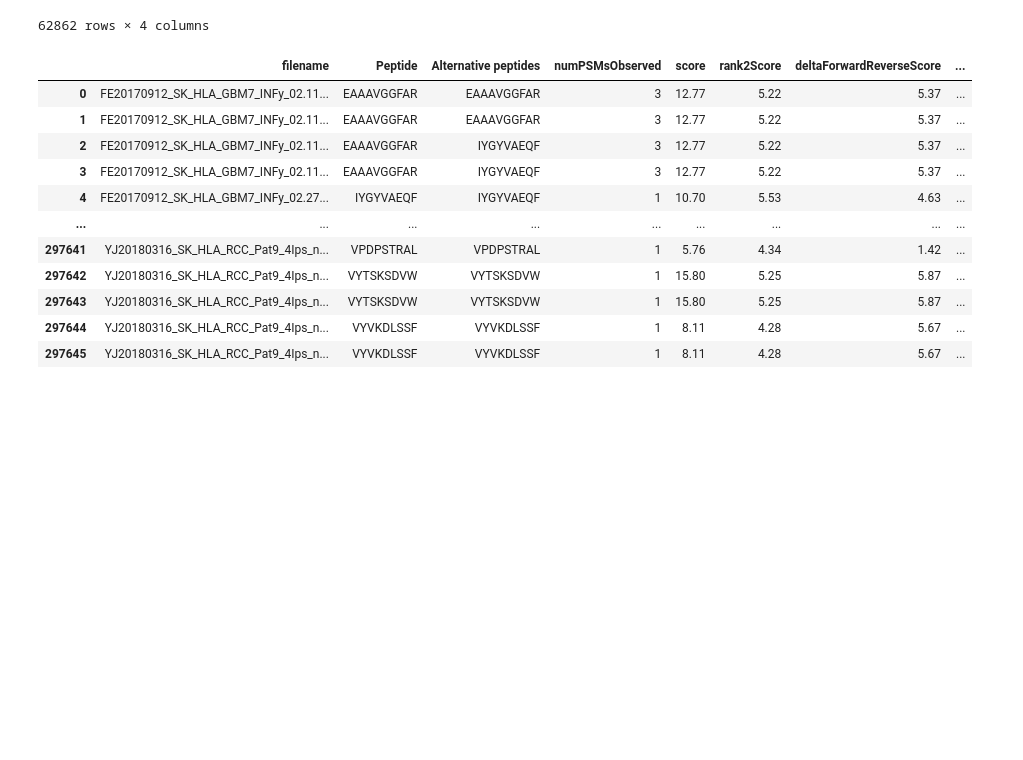
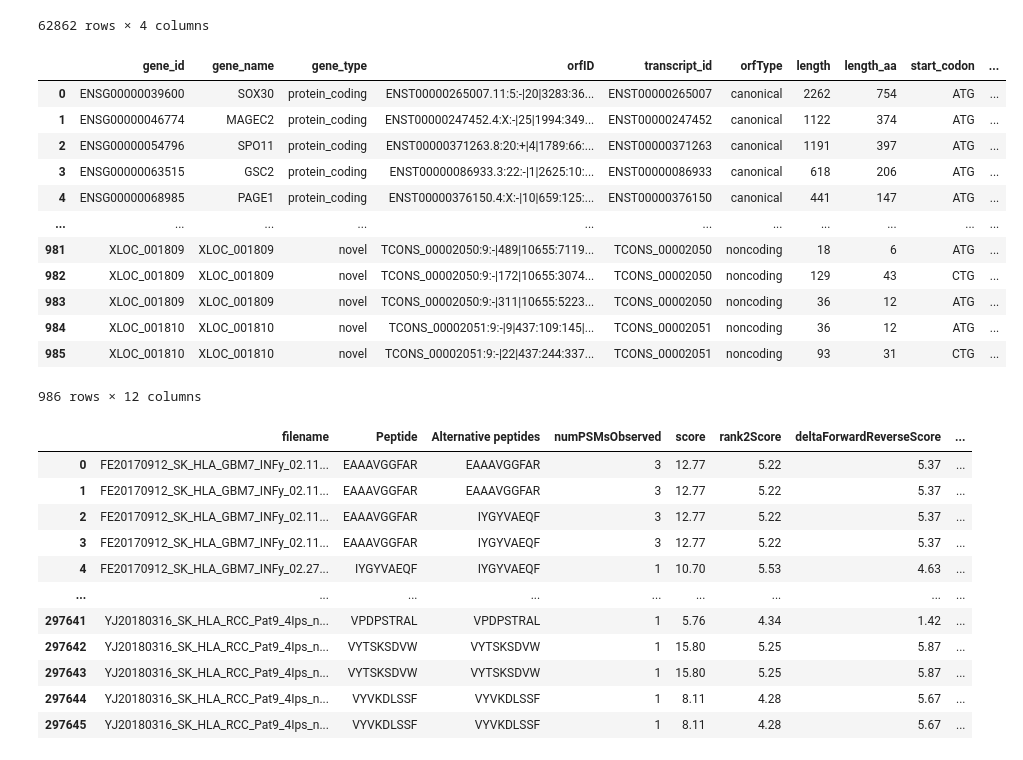
Before and after one commit to MartaEspinosa/TestisRestricted_MP, a Jupyter notebook: Q5_immunopeptidomics.ipynb, the cells around one changed output. Drawn from its saved outputs; the diff is of its cells as text; code cells hidden in the pictures; blank space fills up the shorter version.

```diff
--- a/Q5_immunopeptidomics.ipynb
+++ b/Q5_immunopeptidomics.ipynb
@@ -25,9 +25,26 @@ annot
 # %%
 TOv3x = pd.read_csv("/projects_eg/projects/marta/TestisRestricted_Microproteins_TSA/with_TranscriptomeReconstruction/Q4_TestisRestricted_TumorSpecific/human/TOv3x_5percent_TestisRestrictedGTEx_Translated_Ctypes.csv")
 
 TAA = pd.read_csv("/projects_eg/projects/marta/TestisRestricted_Microproteins_TSA/with_TranscriptomeReconstruction/Q3_TestisRestrictedTumors/human/TAAdata_long.csv")
 TAA = TAA[['transcript_id','gene_id','gene_name','gene_type','ctype']]
 TAA.drop_duplicates(inplace=True)
+
+testis = pd.read_csv("/projects_eg/projects/marta/TestisRestricted_Microproteins_TSA/with_TranscriptomeReconstruction/Q2_TestisRestricted/human/testisRestricted_GTEx_translatedONLYtestis.csv")
+testis
+# %% [output]
+|  | gene_id | gene_name | gene_type | orfID | transcript_id | orfType | length | length_aa | start_codon | ... |
+| 0 | ENSG00000039600 | SOX30 | protein_coding | ENST00000265007.11:5:-|20|3283:36... | ENST00000265007 | canonical | 2262 | 754 | ATG | ... |
+| 1 | ENSG00000046774 | MAGEC2 | protein_coding | ENST00000247452.4:X:-|25|1994:349... | ENST00000247452 | canonical | 1122 | 374 | ATG | ... |
+| 2 | ENSG00000054796 | SPO11 | protein_coding | ENST00000371263.8:20:+|4|1789:66:... | ENST00000371263 | canonical | 1191 | 397 | ATG | ... |
+| 3 | ENSG00000063515 | GSC2 | protein_coding | ENST00000086933.3:22:-|1|2625:10:... | ENST00000086933 | canonical | 618 | 206 | ATG | ... |
+| 4 | ENSG00000068985 | PAGE1 | protein_coding | ENST00000376150.4:X:-|10|659:125:... | ENST00000376150 | canonical | 441 | 147 | ATG | ... |
+| ... | ... | ... | ... | ... | ... | ... | ... | ... | ... | ... |
+| 981 | XLOC_001809 | XLOC_001809 | novel | TCONS_00002050:9:-|489|10655:7119... | TCONS_00002050 | noncoding | 18 | 6 | ATG | ... |
+| 982 | XLOC_001809 | XLOC_001809 | novel | TCONS_00002050:9:-|172|10655:3074... | TCONS_00002050 | noncoding | 129 | 43 | CTG | ... |
+| 983 | XLOC_001809 | XLOC_001809 | novel | TCONS_00002050:9:-|311|10655:5223... | TCONS_00002050 | noncoding | 36 | 12 | ATG | ... |
+| 984 | XLOC_001810 | XLOC_001810 | novel | TCONS_00002051:9:-|9|437:109:145|... | TCONS_00002051 | noncoding | 36 | 12 | ATG | ... |
+| 985 | XLOC_001810 | XLOC_001810 | novel | TCONS_00002051:9:-|22|437:244:337... | TCONS_00002051 | noncoding | 93 | 31 | CTG | ... |
+986 rows × 12 columns
 # %%
 ### Ouspenskaia
 ouspenskaia = pd.read_csv("/projects_eg/projects/marta/immunopeptidomics_supplementary_data/nuORFdb/Supp8_MHCIpeptides.csv")
```
Also changed, not shown: parts of 2 cells of this notebook, 5 other files.
